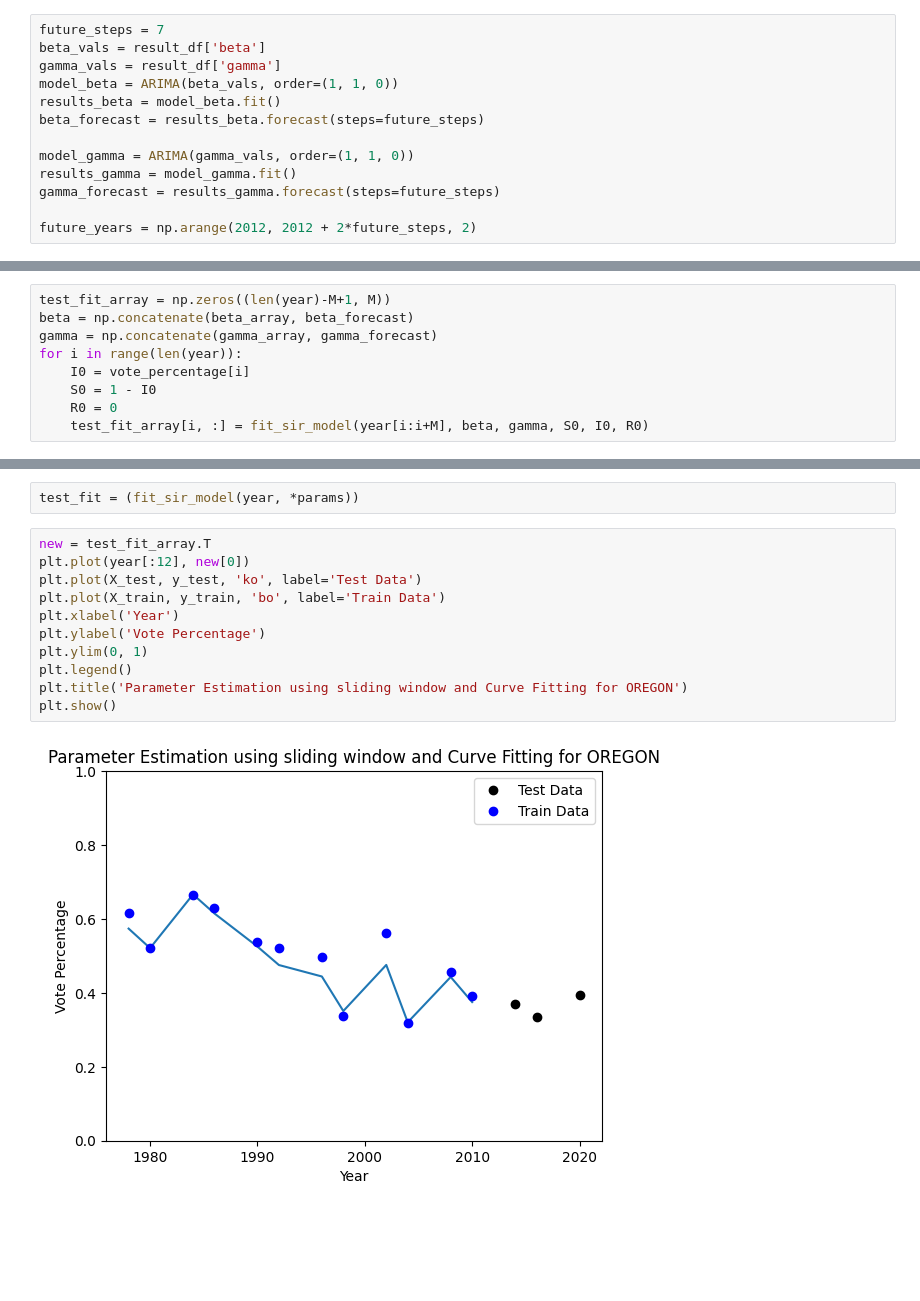
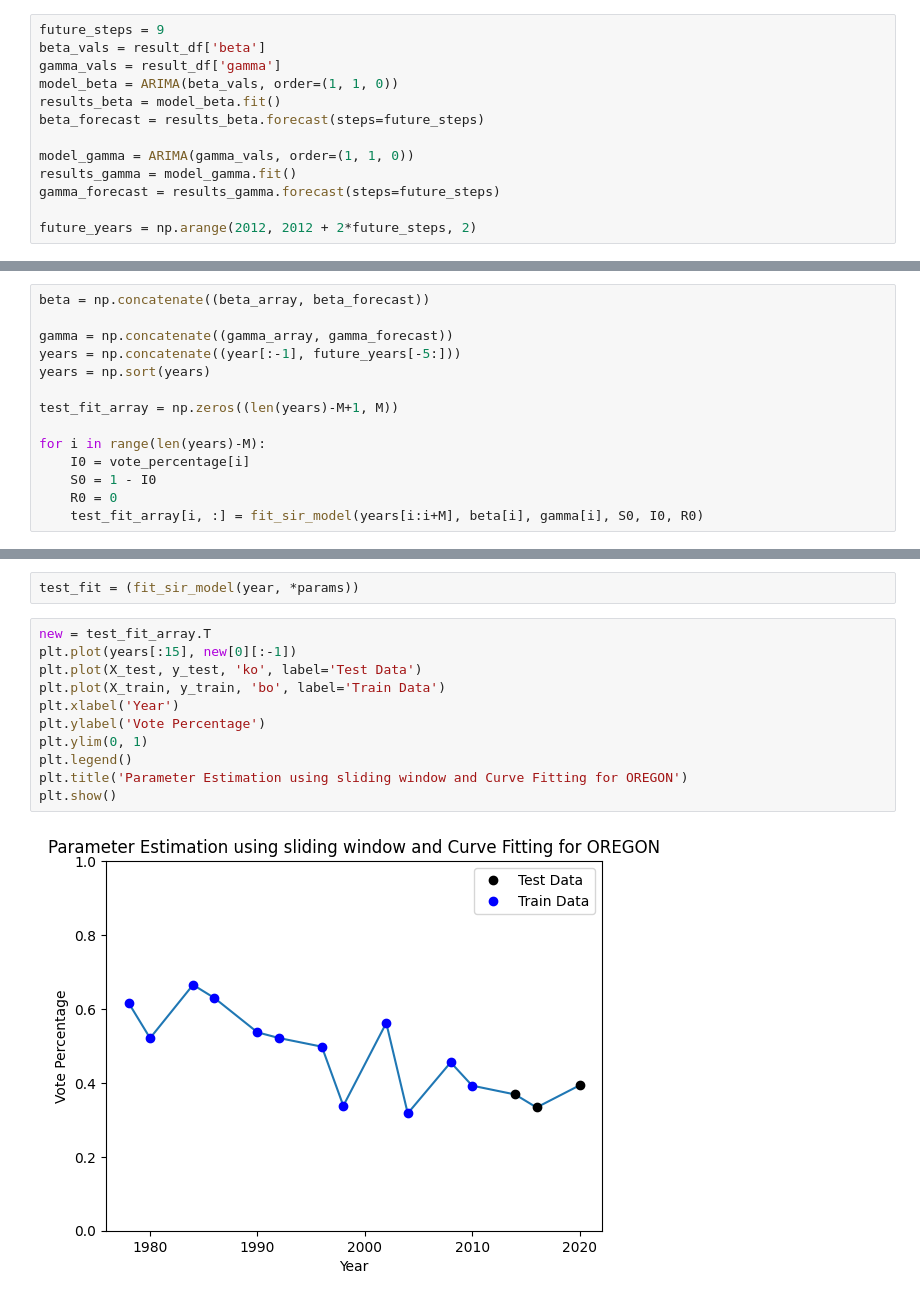
Before and after one commit to alanroyce20102003/bt5240, a Jupyter notebook: main.ipynb, the cells around one changed output, grey strips where cells are left out. Cells and saved outputs as stored; diff of their text form; blank space fills up the shorter version.

```diff
--- a/main.ipynb
+++ b/main.ipynb
@@ -430,7 +430,7 @@ plt.show()
 # %%
 from statsmodels.tsa.arima.model import ARIMA
 # %%
-future_steps = 7
+future_steps = 9
 beta_vals = result_df['beta']
 gamma_vals = result_df['gamma']
 model_beta = ARIMA(beta_vals, order=(1, 1, 0))
@@ -494,9 +513,14 @@ numpy.ndarray
 # %%
-test_fit_array = np.zeros((len(year)-M+1, M))
-beta = np.concatenate(beta_array, beta_forecast)
-gamma = np.concatenate(gamma_array, gamma_forecast)
-for i in range(len(year)):
+beta = np.concatenate((beta_array, beta_forecast))
+
+gamma = np.concatenate((gamma_array, gamma_forecast))
+years = np.concatenate((year[:-1], future_years[-5:]))
+years = np.sort(years)
+
+test_fit_array = np.zeros((len(years)-M+1, M))
+
+for i in range(len(years)-M):
     I0 = vote_percentage[i]
     S0 = 1 - I0
     R0 = 0
-    test_fit_array[i, :] = fit_sir_model(year[i:i+M], beta, gamma, S0, I0, R0)
+    test_fit_array[i, :] = fit_sir_model(years[i:i+M], beta[i], gamma[i], S0, I0, R0)
@@ -506,14 +528,14 @@ TypeError: 'Series' object cannot be interpreted as an integer
 test_fit = (fit_sir_model(year, *params))
 # %%
 new = test_fit_array.T
-plt.plot(year[:12], new[0])
+plt.plot(years[:15], new[0][:-1])
 plt.plot(X_test, y_test, 'ko', label='Test Data')
 plt.plot(X_train, y_train, 'bo', label='Train Data')
 plt.xlabel('Year')
 plt.ylabel('Vote Percentage')
 plt.ylim(0, 1)
 plt.legend()
 plt.title('Parameter Estimation using sliding window and Curve Fitting for OREGON')
 plt.show()
 # %% [output]
-[figure, old version]
+[figure, new version]
```
Also changed, not shown: parts of 17 cells of this notebook.
